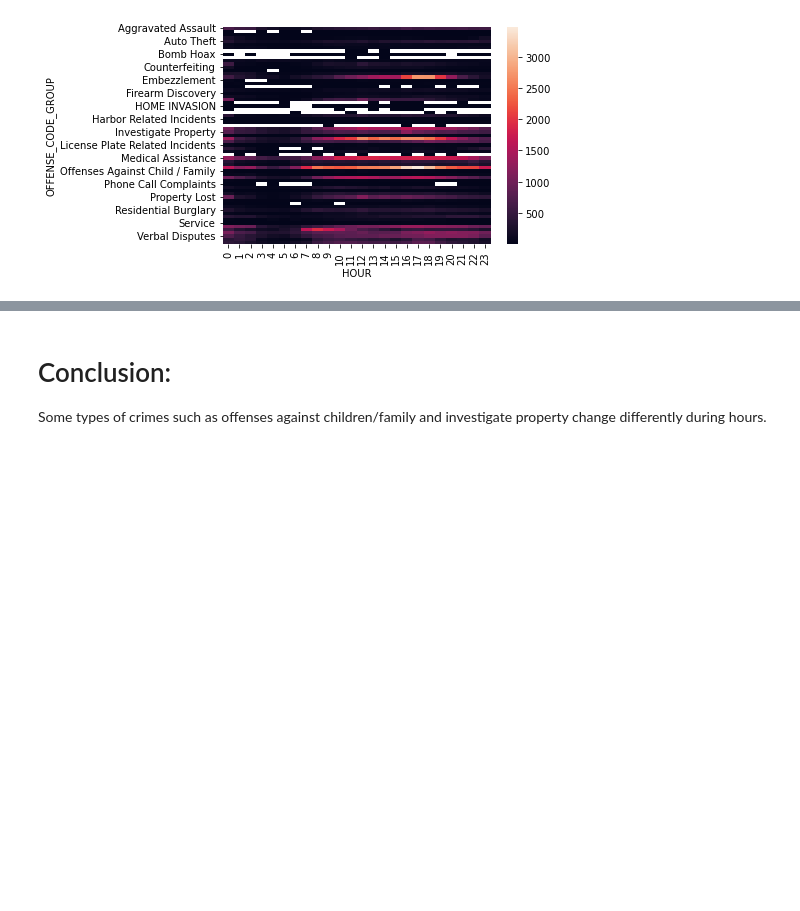
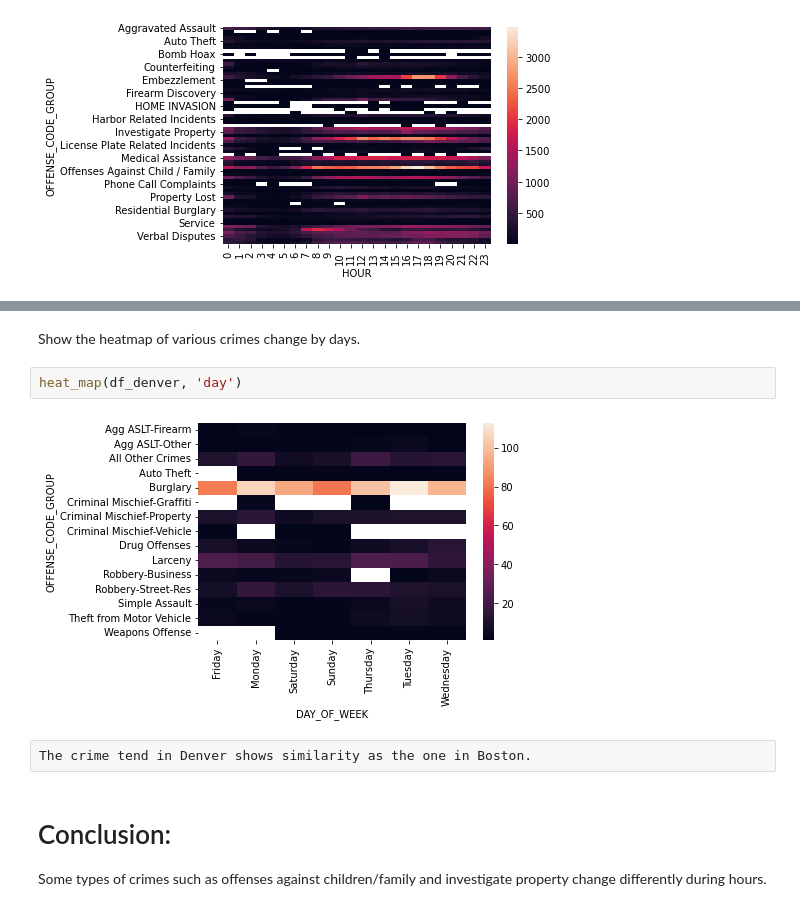
Before and after one commit to FlyingNightBird/2022Spring_Finals, a Jupyter notebook: hypothesis_2.ipynb, the cells around one changed output, grey strips where cells are left out. Saved outputs shown, nothing was run; the diff lists cells and outputs as text; blank space fills up the shorter version.

```diff
--- a/hypothesis_2.ipynb
+++ b/hypothesis_2.ipynb
@@ -114,3 +142,11 @@ heat_map(df_boston, 'hour')
+# %% [markdown]
+Show the heatmap of various crimes change by days.
+# %%
+heat_map(df_denver, 'day')
+# %% [output]
+[figure, added]
+# %% [raw]
+The crime tend in Denver shows similarity as the one in Boston.
 # %% [markdown]
 # Conclusion:
 Some types of crimes such as offenses against children/family and investigate property change differently during hours.
```
Also changed, not shown: parts of 7 cells of this notebook.
